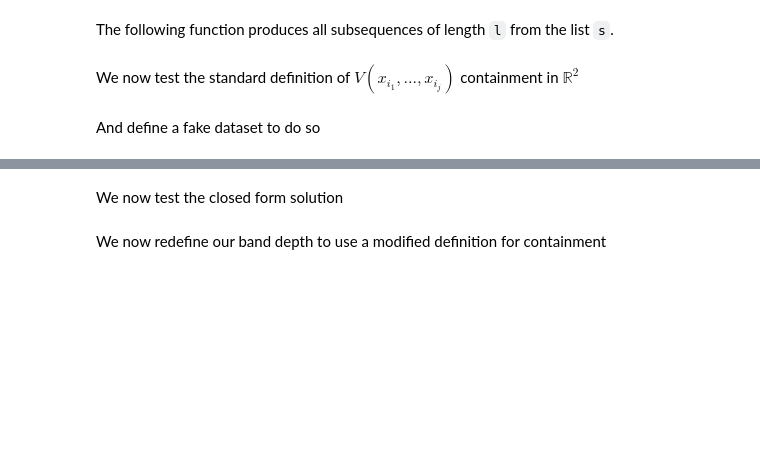
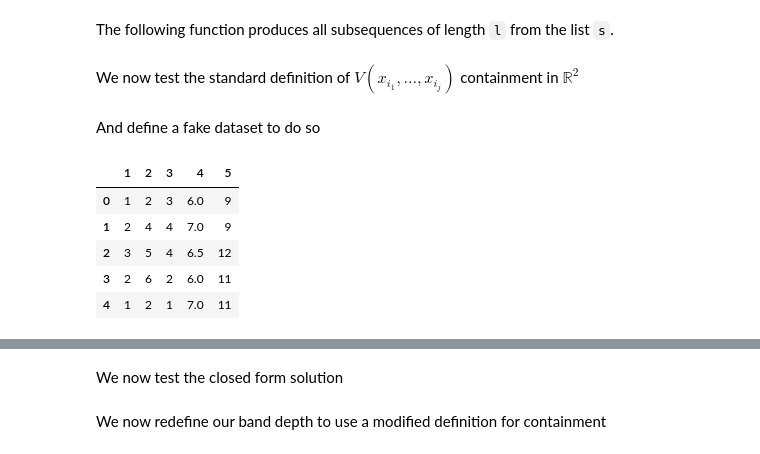
Before and after one commit to braingeneers/statdepth, a Jupyter notebook: testing_notebooks/jlehrer_testing_notebook_01.ipynb, the cells around one changed output, grey strips where cells are left out. Saved outputs shown, nothing was run; the diff lists cells and outputs as text; code cells hidden in the pictures; blank space fills up the shorter version.

```diff
--- a/testing_notebooks/jlehrer_testing_notebook_01.ipynb
+++ b/testing_notebooks/jlehrer_testing_notebook_01.ipynb
@@ -51,10 +25,19 @@ def _r2_containment(data: pd.DataFrame, curve: pd.Series) -> float:
 And define a fake dataset to do so
 # %%
 df = pd.DataFrame([
-    [1, 2, 3, 4],
-    [2, 2, 4, 5],
-    [3, 0, 4, 6],
-    [2, 2, 2, 7],
-    [9, 10, 11, 11]
-], columns=list('1234'))
+    [1, 2, 3, 6, 9],
+    [2, 4, 4, 7, 9],
+    [3, 5, 4, 6.5, 12],
+    [2, 6, 2, 6, 11],
+    [1, 2, 1, 7, 11],
+], columns=list('12345'))
+
+df
+# %% [output]
+|  | 1 | 2 | 3 | 4 | 5 |
+| 0 | 1 | 2 | 3 | 6.0 | 9 |
+| 1 | 2 | 4 | 4 | 7.0 | 9 |
+| 2 | 3 | 5 | 4 | 6.5 | 12 |
+| 3 | 2 | 6 | 2 | 6.0 | 11 |
+| 4 | 1 | 2 | 1 | 7.0 | 11 |
 # %%
```
Also changed, not shown: parts of 10 cells of this notebook, 2 other files.
